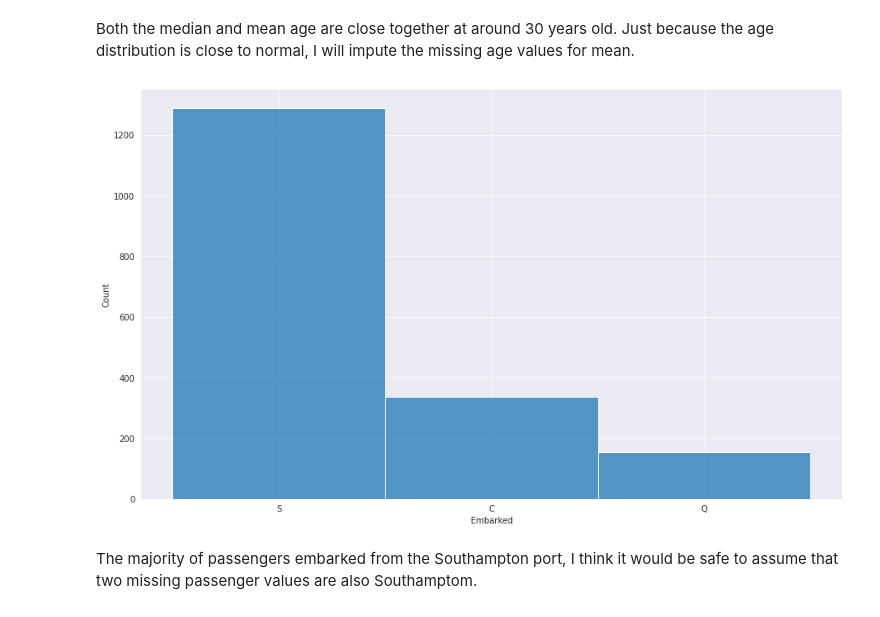
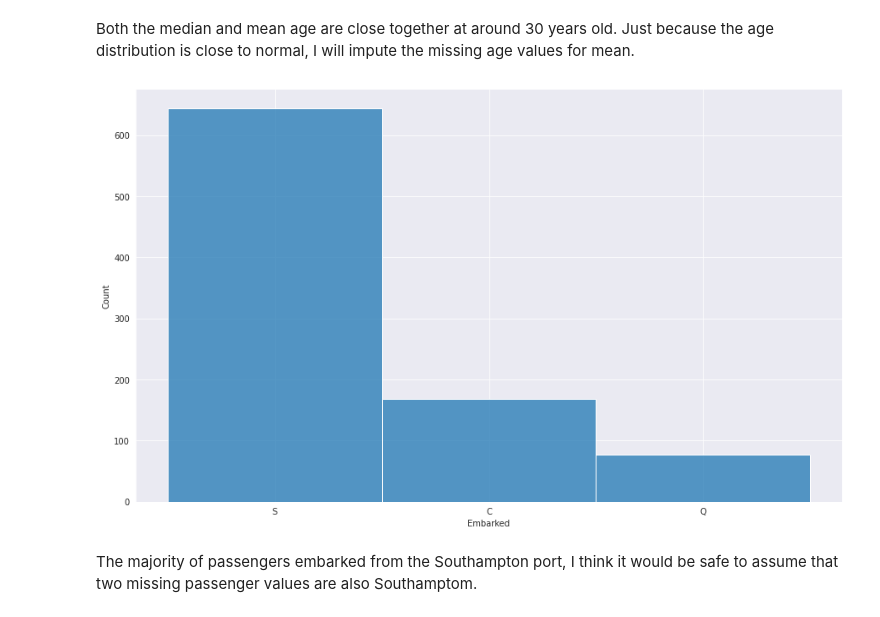
Before and after one commit to eugenebaraka/Kaggle-Notebooks, a Jupyter notebook: titanic-survival-prediction.ipynb, the cells around one changed output. Cells and saved outputs as stored; diff of their text form; code cells hidden in the pictures.

```diff
--- a/titanic-survival-prediction.ipynb
+++ b/titanic-survival-prediction.ipynb
@@ -86,10 +86,10 @@ Both the median and mean age are close together at around 30 years old. Just bec
 train['Age'].fillna(train['Age'].mean(), inplace = True)
 # %%
 plt.figure(figsize = (15,9))
-sns.histplot(combined['Embarked'])
+sns.histplot(train['Embarked'])
 plt.show()
 # %% [output]
-[figure, old version]
+[figure, new version]
 # %% [markdown]
 The majority of passengers embarked from the Southampton port, I think it would be safe to assume that two missing passenger values are also Southamptom.
 # %%
```
Also changed, not shown: parts of 6 cells of this notebook.
